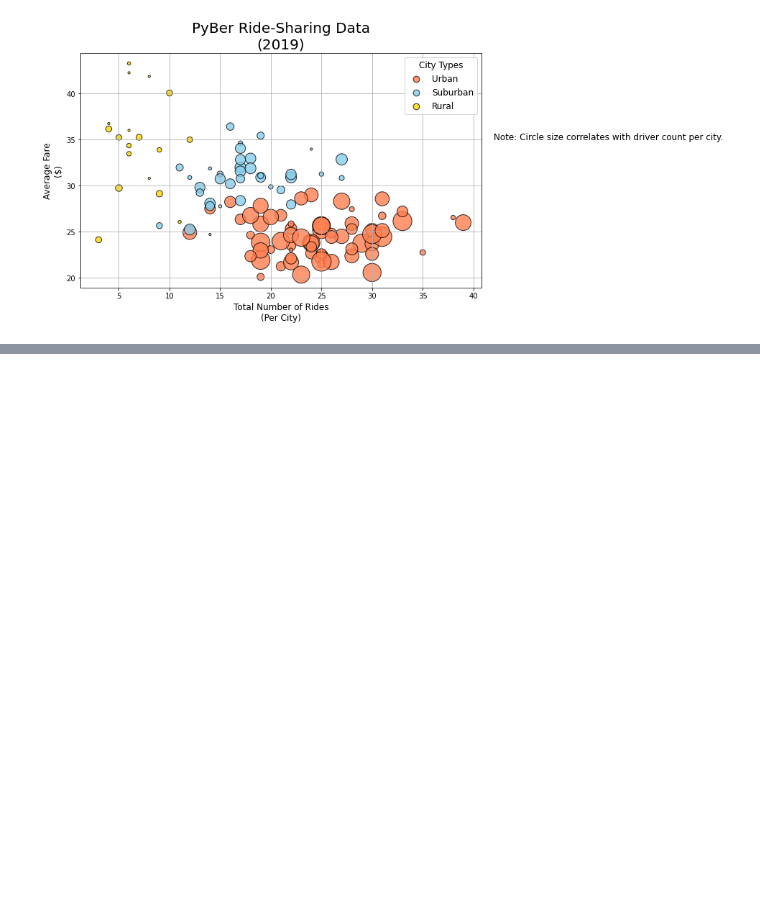
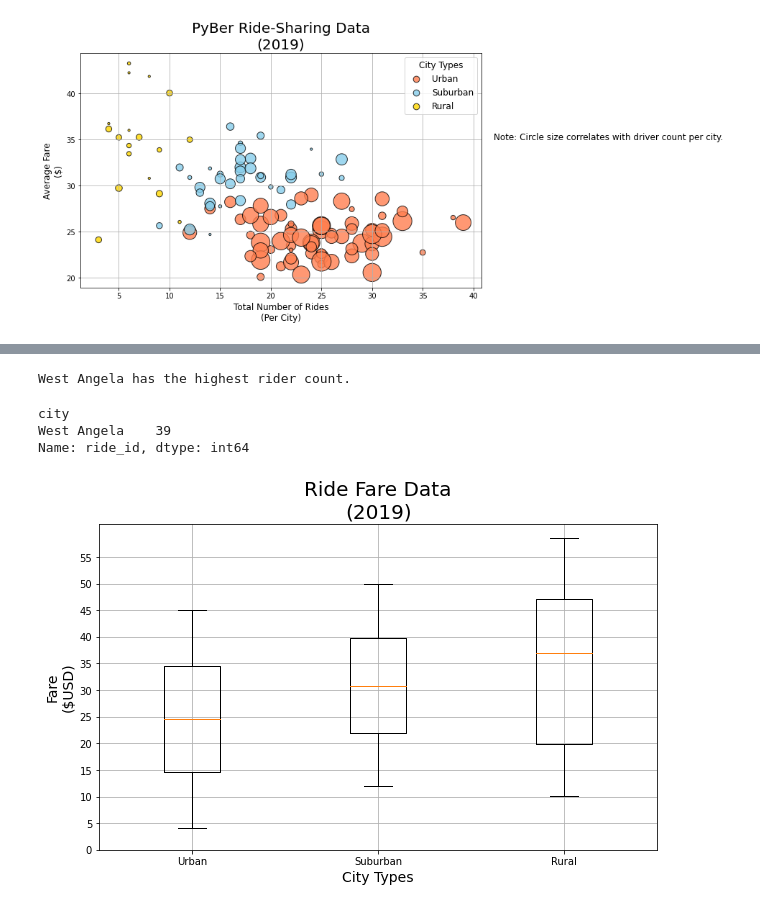
Before and after one commit to ChiefMetDing/PyBer_Analysis, a Jupyter notebook: PyBer.ipynb, the cells around one changed output, grey strips where cells are left out. Drawn from its saved outputs; the diff is of its cells as text; code cells hidden in the pictures; blank space fills up the shorter version.

```diff
--- a/PyBer.ipynb
+++ b/PyBer.ipynb
@@ -303,0 +399,6 @@ plt.show()
+# %%
+# Get the fares for cities.
+urban_fares = urban_cities_df["fare"]
+suburban_fares = suburban_cities_df["fare"]
+rural_fares = rural_cities_df["fare"]
+urban_fares.head()
@@ -303,0 +487,27 @@ plt.show()
+# %%
+# Get the city that matches 39
+urban_city_outlier = urban_ride_count[urban_ride_count==39].index[0]
+print(f"{urban_city_outlier} has the highest rider count.")
+# %% [output]
+West Angela has the highest rider count.
+# %%
+urban_ride_count[urban_ride_count==np.max(urban_ride_count)]
+# %% [output]
+city
+West Angela    39
+Name: ride_id, dtype: int64
+# %%
+# Create a box-and-whisker plot for the urban fare data.
+x_labels = ["Urban", "Suburban", "Rural"]
+fare_data = [urban_fares, suburban_fares, rural_fares]
+fig, ax = plt.subplots(figsize = (10, 6))
+ax.boxplot(fare_data, labels = x_labels)
+ax.set_xlabel("City Types", fontsize = "14")
+ax.set_ylabel("Fare\n($USD)", fontsize = "14")
+ax.set_title("Ride Fare Data\n(2019)", fontsize = "20")
+ax.set_yticks(np.arange(0, 60, step= 5.0))
+ax.grid()
+plt.savefig("analysis/Fig3.png")
+plt.show()
+# %% [output]
+[figure, added]
```
Also changed, not shown: parts of 18 cells of this notebook, 3 other files.
